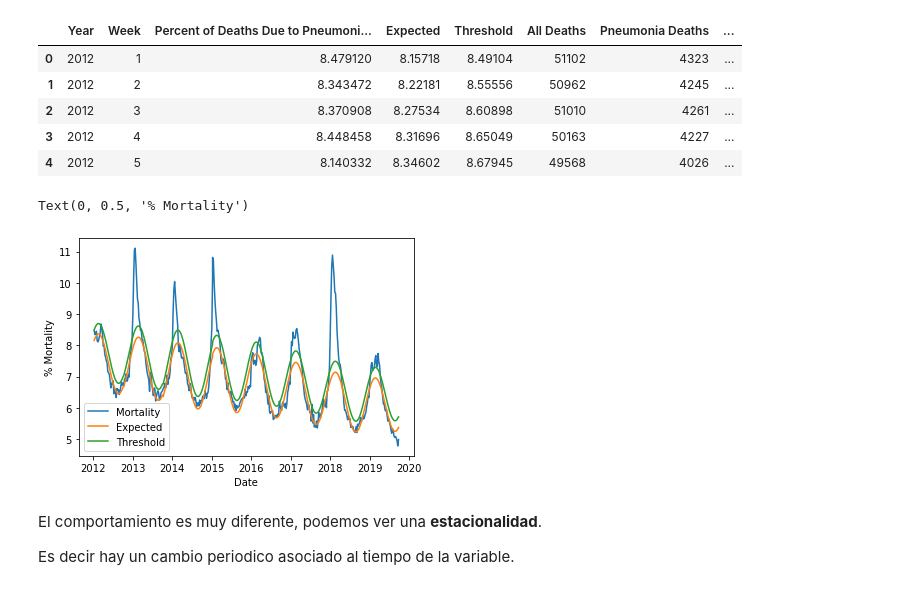
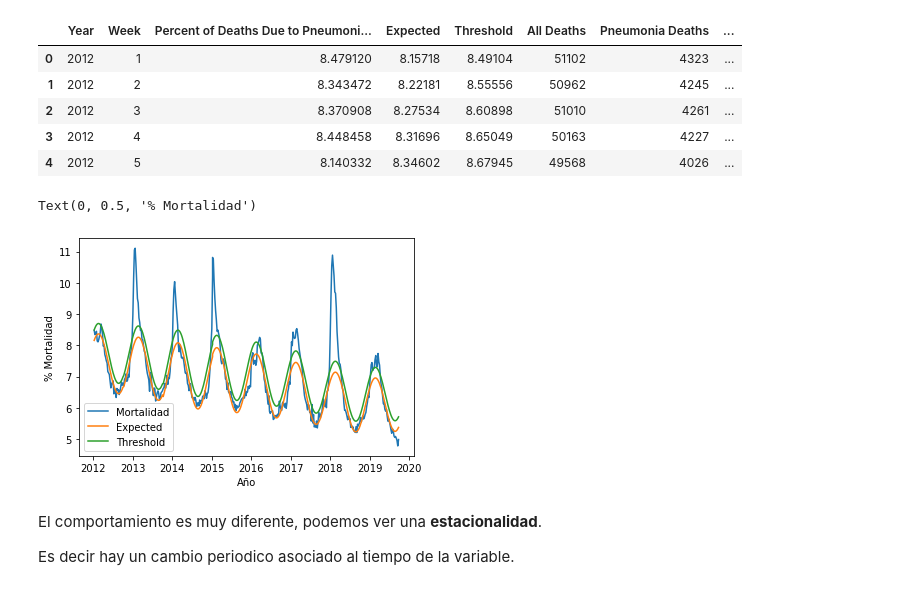
Before and after one commit to melanieoyarzun/taller_seriestiempo_IDS, a Jupyter notebook: Notebook-taller-bloque1.ipynb, the cells around one changed output. Drawn from its saved outputs; the diff is of its cells as text; code cells hidden in the pictures.

```diff
--- a/Notebook-taller-bloque1.ipynb
+++ b/Notebook-taller-bloque1.ipynb
@@ -464,12 +410,12 @@ ILI.head()
 # %%
 ILI.plot(x='date', y=['Percent of Deaths Due to Pneumonia and Influenza', 'Expected', 'Threshold'])
 ax = plt.gca()
-ax.legend(['Mortality', 'Expected', 'Threshold'])
-ax.set_xlabel('Date')
-ax.set_ylabel('% Mortality')
+ax.legend(['Mortalidad', 'Expected', 'Threshold'])
+ax.set_xlabel('Año')
+ax.set_ylabel('% Mortalidad')
 # %% [output]
-Text(0, 0.5, '% Mortality')
+Text(0, 0.5, '% Mortalidad')
-[figure, old version]
+[figure, new version]
 # %% [markdown]
 El comportamiento es muy diferente, podemos ver una **estacionalidad**.
 
```
Also changed, not shown: parts of 59 cells of this notebook, 2 other files.
